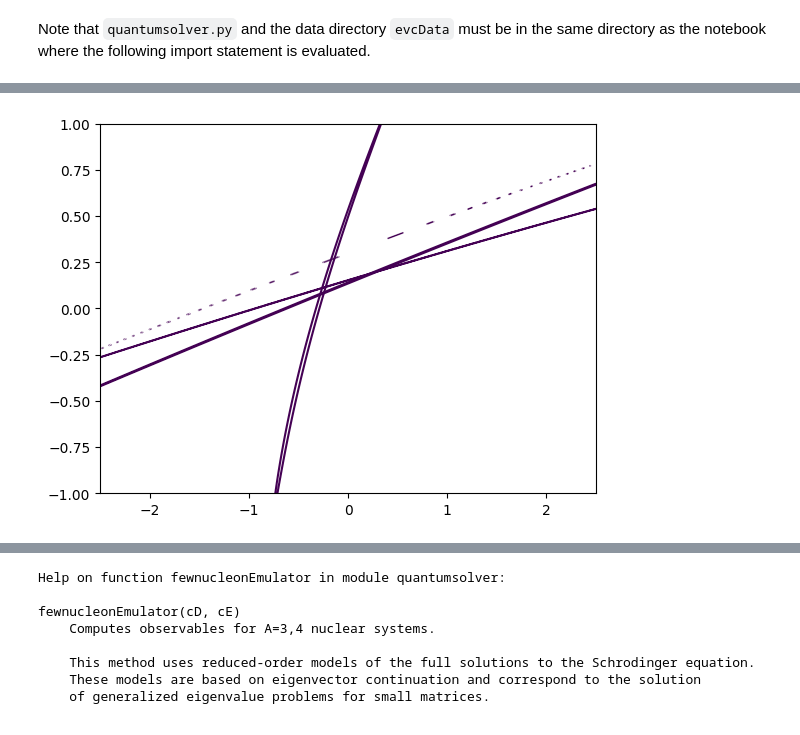
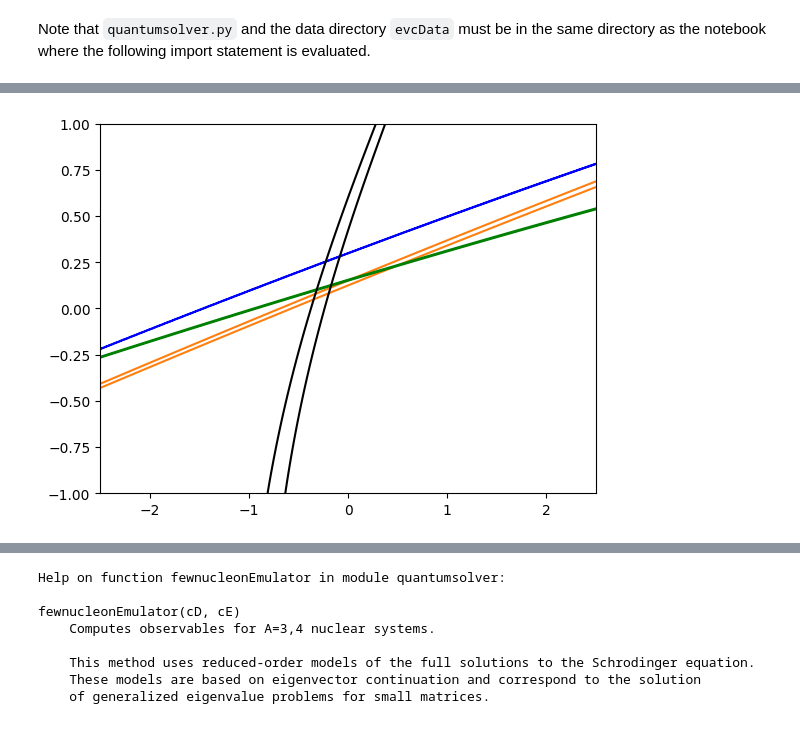
Before and after one commit to stinaper/tif285, a Jupyter notebook: doc/pub/Projects/Project1/TIF285_Project1.ipynb, the cells around one changed output, grey strips where cells are left out. Saved outputs shown, nothing was run; the diff lists cells and outputs as text; code cells hidden in the pictures.

```diff
--- a/doc/pub/Projects/Project1/TIF285_Project1.ipynb
+++ b/doc/pub/Projects/Project1/TIF285_Project1.ipynb
@@ -110,7 +113,11 @@ import quantumsolver as qs
 #Observables
 observables = ('E4He', 'Rp4He', 'E3H', 'fT3H')
 observables_index = (0, 1, 3, 6)
+color = ('b','tab:orange','g', 'k')
 observables_sigma = np.array((0.015, 0.005, 0.0062, 3))
+k=3
+c_bar = 1
+Q = 0.33
 
 #c_D and c_E
 grid_size = 1000
@@ -153,20 +159,22 @@ def contour_levels(grid):
     """Compute 1, 2, 3-sigma contour levels for a gridded 2D pdf"""
     _sorted = np.sort(grid.ravel())[::-1]
     pct = np.cumsum(_sorted) / np.sum(_sorted)
-    cutoffs = np.searchsorted(pct, np.array([0.39]) ** 2)
+    cutoffs = np.searchsorted(pct, np.array([0.79]) ** 2)
     return np.sort(_sorted[cutoffs])
 # %%
 #Posterior
 
 posterior = likelihood_norm * prior_norm
 levels = np.zeros(len(observables))
 
+
 for i in range(len(observables)):
     levels[i] = contour_levels(posterior[i])
 
-    posterior_graph = plt.contour(c_D, c_E, posterior[i], levels = np.array([levels[i]]))
+    posterior_graph = plt.contour(c_D, c_E, posterior[i], levels = np.array([levels[i]]),colors=color[i])
+
 
 #Behöver göra en likadan graf fast med sigma_EFT också. Sen snygga till dem (bestämma iso-probability, legend, osv.)
 #Sen är första tasken klar. Kod iaf, var några frågor att svara på med.
 # %% [output]
-[figure, old version]
+[figure, new version]
```
Also changed, not shown: parts of 13 cells of this notebook.
